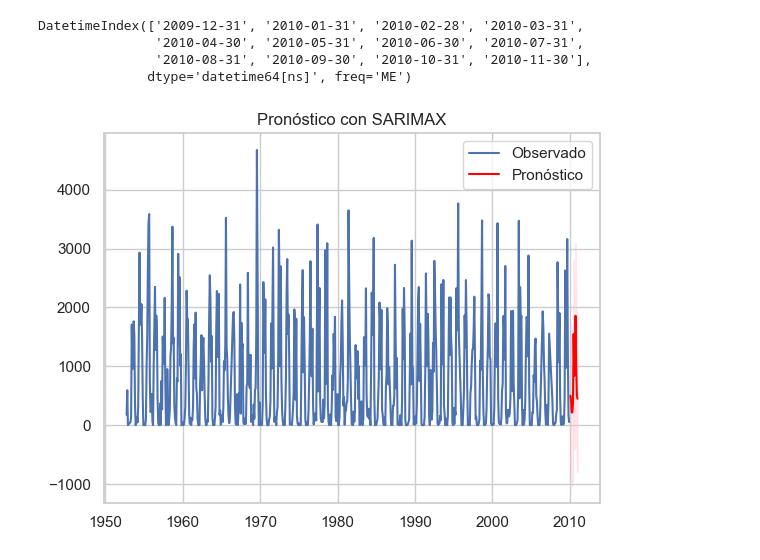
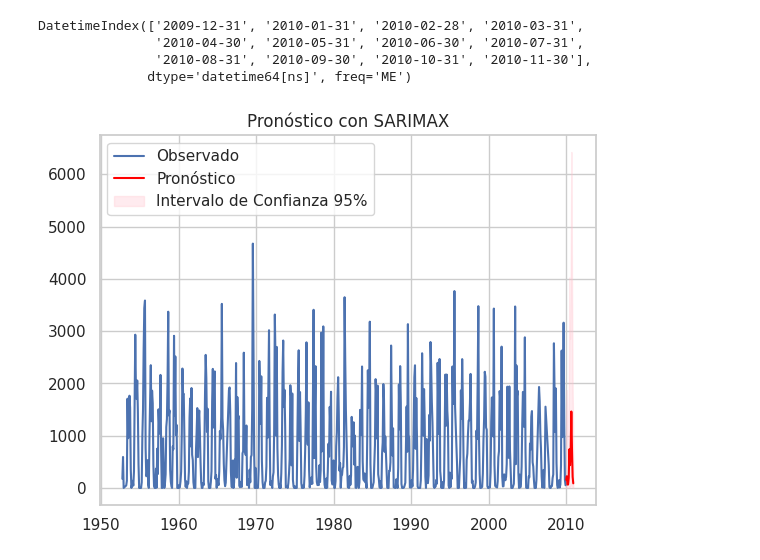
Before and after one commit to heritaco/Time-Series, a Jupyter notebook: 05-SARIMA/Puebla.ipynb, the cells around one changed output. Cells and saved outputs as stored; diff of their text form; code cells hidden in the pictures.

```diff
--- a/05-SARIMA/Puebla.ipynb
+++ b/05-SARIMA/Puebla.ipynb
@@ -82,0 +121,7 @@ plt.show()
+# %%
+from sklearn.preprocessing import PowerTransformer
+import numpy as np
+
+# Crear y ajustar el transformador Yeo-Johnson
+pt = PowerTransformer(method='yeo-johnson', standardize=True)
+ypre = pt.fit_transform(pre.values.reshape(-1, 1))
@@ -553,5 +529,5 @@ Warnings:
 # %%
-modelo=SARIMAX(zpre,
+modelo=SARIMAX(ypre,
                order=(1,0,0),
                seasonal_order=(1,0,1,12)).fit()
 
@@ -707,0 +656,6 @@ int_conf_real
+# %%
+forecast_real = pt.inverse_transform(forecast_mean.reshape(-1, 1))
+# %%
+# get the lower and upper bounds
+lower_bound_real = pt.inverse_transform(int_conf[:, 0].reshape(-1, 1))
+upper_bound_real = pt.inverse_transform(int_conf[:, 1].reshape(-1, 1))
@@ -718,18 +702,18 @@ DatetimeIndex(['2009-12-31', '2010-01-31', '2010-02-28', '2010-03-31',
 # %%
 # Serie original
 plt.plot(pre, label='Observado')
 
 # Pronóstico
-forecast_index = pd.date_range(start=pre.index[-1], periods=12+1, freq='M')[1:] # Generar fechas para el pronóstico
 plt.plot(forecast_index, forecast_real, label='Pronóstico', color='red')    # Pronóstico en rojo
 
 # Intervalos
 plt.fill_between(forecast_index,
-                 int_conf_real.iloc[:, 0],
-                 int_conf_real.iloc[:, 1], color='pink', alpha=0.3)
+                 lower_bound_real.flatten(),
+                 upper_bound_real.flatten(),
+                 color='pink', alpha=0.3, label='Intervalo de Confianza 95%')
 
 plt.legend()
 plt.title('Pronóstico con SARIMAX')
 plt.show()
 # %% [output]
-[figure, old version]
+[figure, new version]
```
Also changed, not shown: parts of 41 cells of this notebook.
